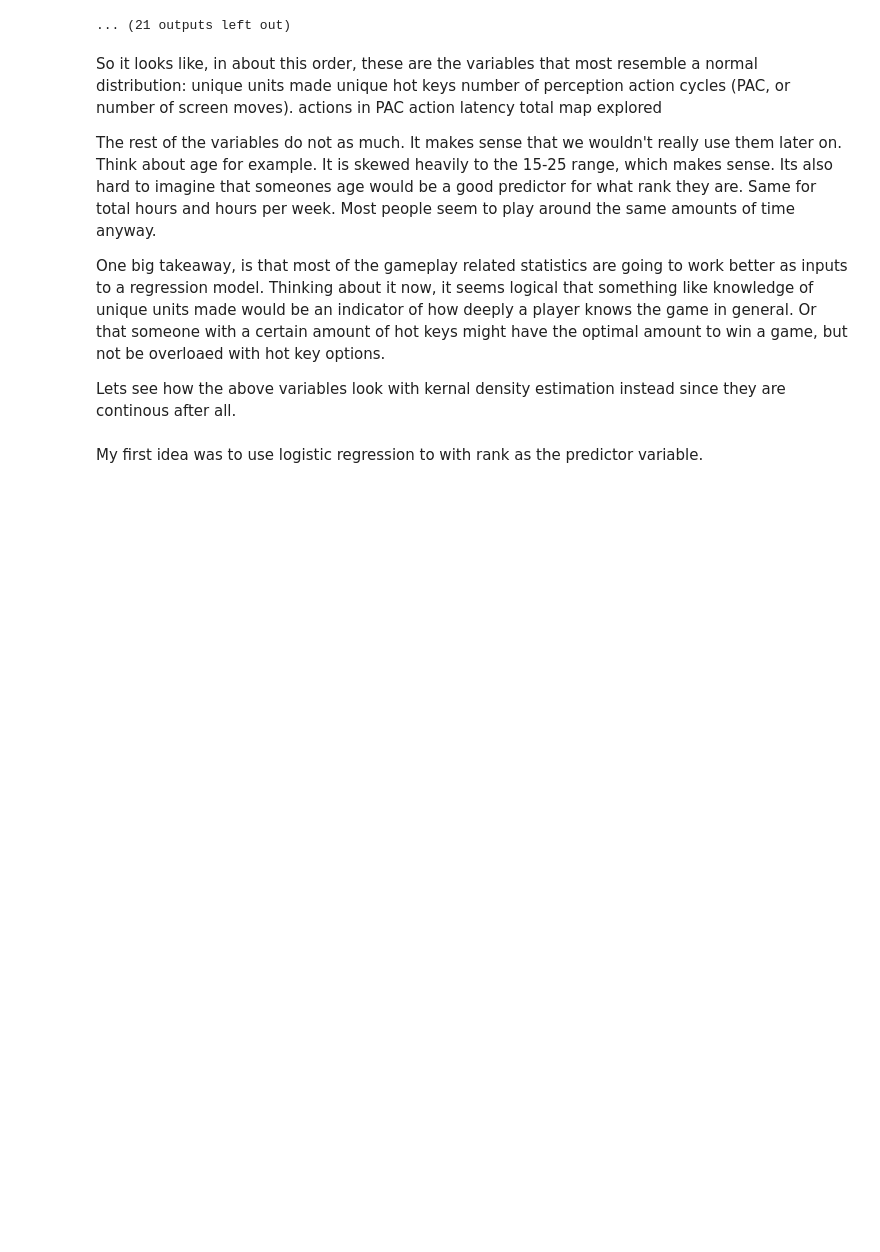
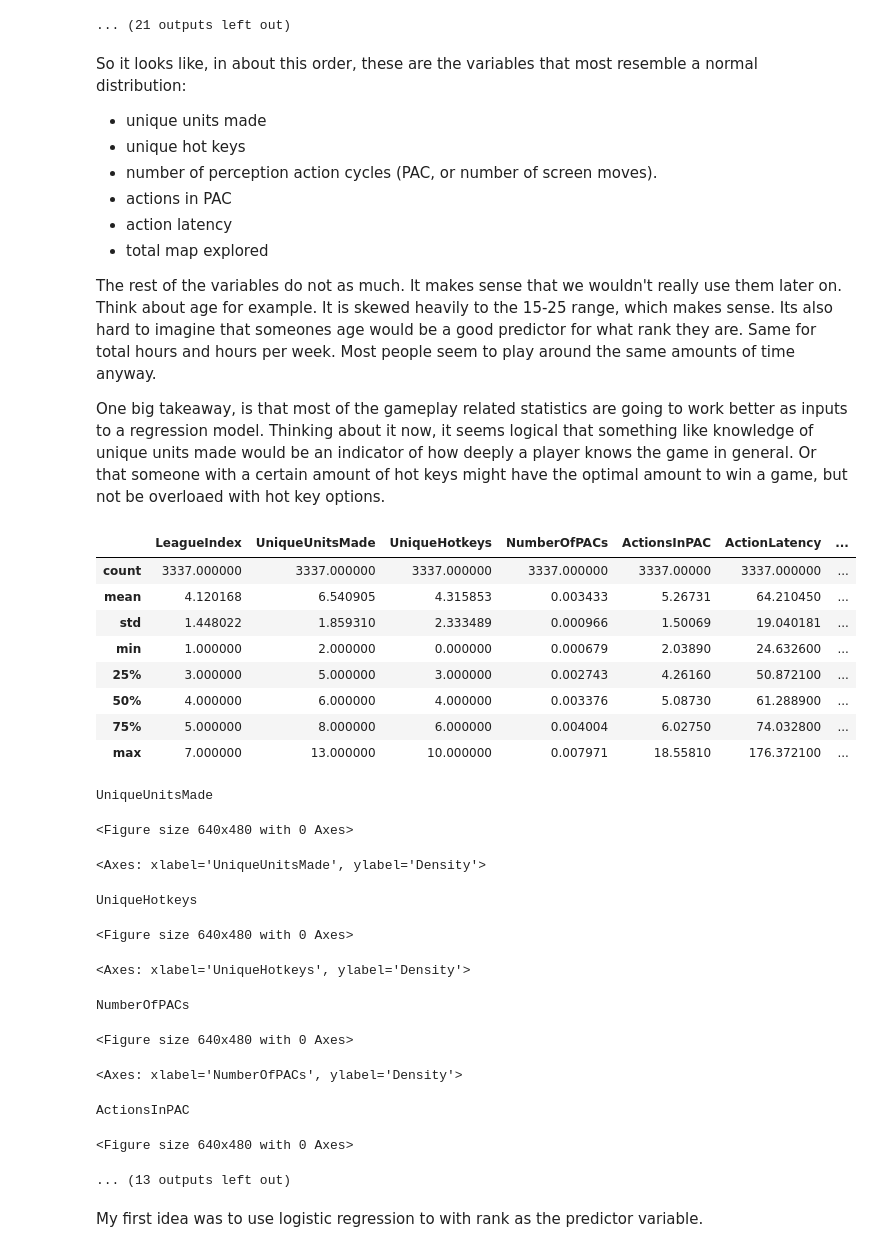
Before and after one commit to ddeneau/StarcraftRankPrediction, a Jupyter notebook: StarcraftPerformancerPredictor.ipynb, the cells around one changed output. Drawn from its saved outputs; the diff is of its cells as text; code cells hidden in the pictures; blank space fills up the shorter version.

```diff
--- a/StarcraftPerformancerPredictor.ipynb
+++ b/StarcraftPerformancerPredictor.ipynb
@@ -143,12 +144,13 @@ array([[<Axes: title={'center': 'GapBetweenPACs'}>]], dtype=object)
 ... (21 outputs left out)
 # %% [markdown]
 So it looks like, in about this order, these are the variables that most resemble a normal distribution:
-unique units made
-unique hot keys
-number of perception action cycles (PAC, or number of screen moves).
-actions in PAC
-action latency
-total map explored
+
+- unique units made
+- unique hot keys
+- number of perception action cycles (PAC, or number of screen moves).
+- actions in PAC
+- action latency
+- total map explored
 
 The rest of the variables do not as much. It makes sense that we wouldn't really use them later on. Think about age for example.
 It is skewed heavily to the 15-25 range, which makes sense. Its also hard to imagine that someones age would be a good predictor for
@@ -156,9 +158,39 @@ what rank they are. Same for total hours and hours per week. Most people seem to
 
 One big takeaway, is that most of the gameplay related statistics are going to work better as inputs to a regression model. Thinking about it now, it seems logical that
 something like knowledge of unique units made would be an indicator of how deeply a player knows the game in general. Or that someone with a certain amount of hot keys might have the optimal amount to win a game, but not be overloaed with hot key options.
-
-
-Lets see how the above variables look with kernal density estimation instead since they are continous after all.
+# %%
+predictor_column_names = ["UniqueUnitsMade", "UniqueHotkeys", "NumberOfPACs", "ActionsInPAC", "ActionLatency", "TotalMapExplored"]
+final_player_data = new_player_data[['LeagueIndex', 'UniqueUnitsMade', 'UniqueHotkeys', 'NumberOfPACs', 'ActionsInPAC', 'ActionLatency', 'TotalMapExplored']]
+final_player_data.describe()
+figure_index = 0 # This is so we can plot in a loop.
+
+for name in predictor_column_names:
+    print(name)
+    plt.figure(figure_index)
+    sns.kdeplot(final_player_data[name])
+    figure_index = figure_index + 1
+# %% [output]
+|  | LeagueIndex | UniqueUnitsMade | UniqueHotkeys | NumberOfPACs | ActionsInPAC | ActionLatency | ... |
+| count | 3337.000000 | 3337.000000 | 3337.000000 | 3337.000000 | 3337.00000 | 3337.000000 | ... |
+| mean | 4.120168 | 6.540905 | 4.315853 | 0.003433 | 5.26731 | 64.210450 | ... |
+| std | 1.448022 | 1.859310 | 2.333489 | 0.000966 | 1.50069 | 19.040181 | ... |
+| min | 1.000000 | 2.000000 | 0.000000 | 0.000679 | 2.03890 | 24.632600 | ... |
+| 25% | 3.000000 | 5.000000 | 3.000000 | 0.002743 | 4.26160 | 50.872100 | ... |
+| 50% | 4.000000 | 6.000000 | 4.000000 | 0.003376 | 5.08730 | 61.288900 | ... |
+| 75% | 5.000000 | 8.000000 | 6.000000 | 0.004004 | 6.02750 | 74.032800 | ... |
+| max | 7.000000 | 13.000000 | 10.000000 | 0.007971 | 18.55810 | 176.372100 | ... |
+UniqueUnitsMade
+<Figure size 640x480 with 0 Axes>
+<Axes: xlabel='UniqueUnitsMade', ylabel='Density'>
+UniqueHotkeys
+<Figure size 640x480 with 0 Axes>
+<Axes: xlabel='UniqueHotkeys', ylabel='Density'>
+NumberOfPACs
+<Figure size 640x480 with 0 Axes>
+<Axes: xlabel='NumberOfPACs', ylabel='Density'>
+ActionsInPAC
+<Figure size 640x480 with 0 Axes>
+... (13 outputs left out)
 # %% [markdown]
 My first idea was to use logistic regression to with rank as the predictor variable.
 # %%
```
Also changed, not shown: parts of 5 cells of this notebook, 13 other files.
